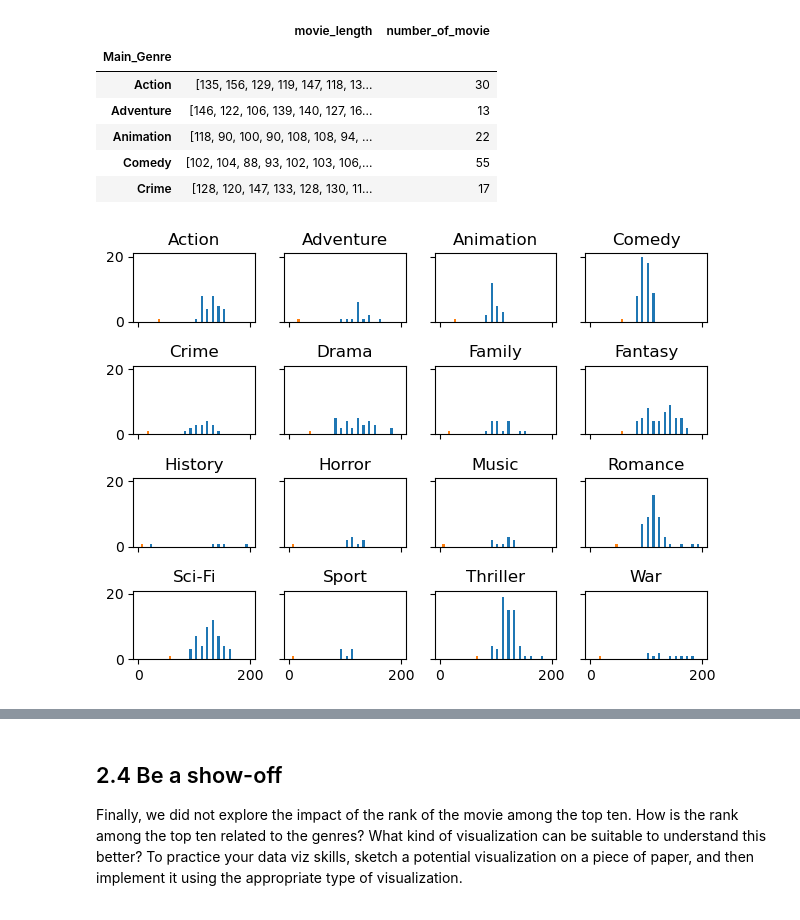
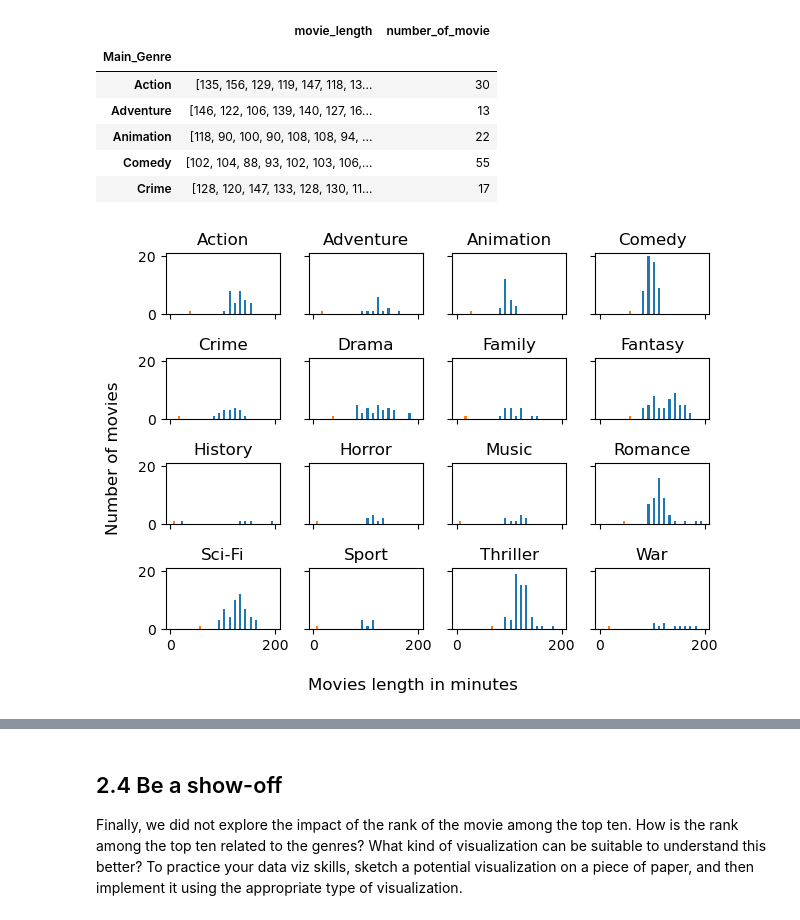
Before and after one commit to BaptisteCarmier/ADA--2024, a Jupyter notebook: Exercises/02 - Data viz and data from the web/Becoming a DataVizard exercise.ipynb, the cells around one changed output, grey strips where cells are left out. Drawn from its saved outputs; the diff is of its cells as text; code cells hidden in the pictures.

```diff
--- a/Exercises/02 - Data viz and data from the web/Becoming a DataVizard exercise.ipynb
+++ b/Exercises/02 - Data viz and data from the web/Becoming a DataVizard exercise.ipynb
@@ -267,17 +267,19 @@ genre_stats.head()
 # %%
 # Write your code to make 4x4 panel here
 
 
 fig, axs = plt.subplots(4,4,sharex = True, sharey = True)
 axs = axs.flatten()
 
 for i,ax in enumerate(axs):
-    ax.hist(genre_stats.iloc[i].values,range = [0,200],bins = 20)
+    ax.hist(genre_stats.iloc[i].values,bins = 20, range = [0,200])
     ax.set_title(genre_stats.index[i])
 
+fig.supxlabel('Movies length in minutes')
+fig.supylabel('Number of movies')
 fig.tight_layout()
 # %% [output]
-[figure, old version]
+[figure, new version]
 # %%
 # Write your interpretation here
 ## Flemme de faire l'interpretation
```
Also changed, not shown: parts of 12 cells of this notebook, 1 other file.
